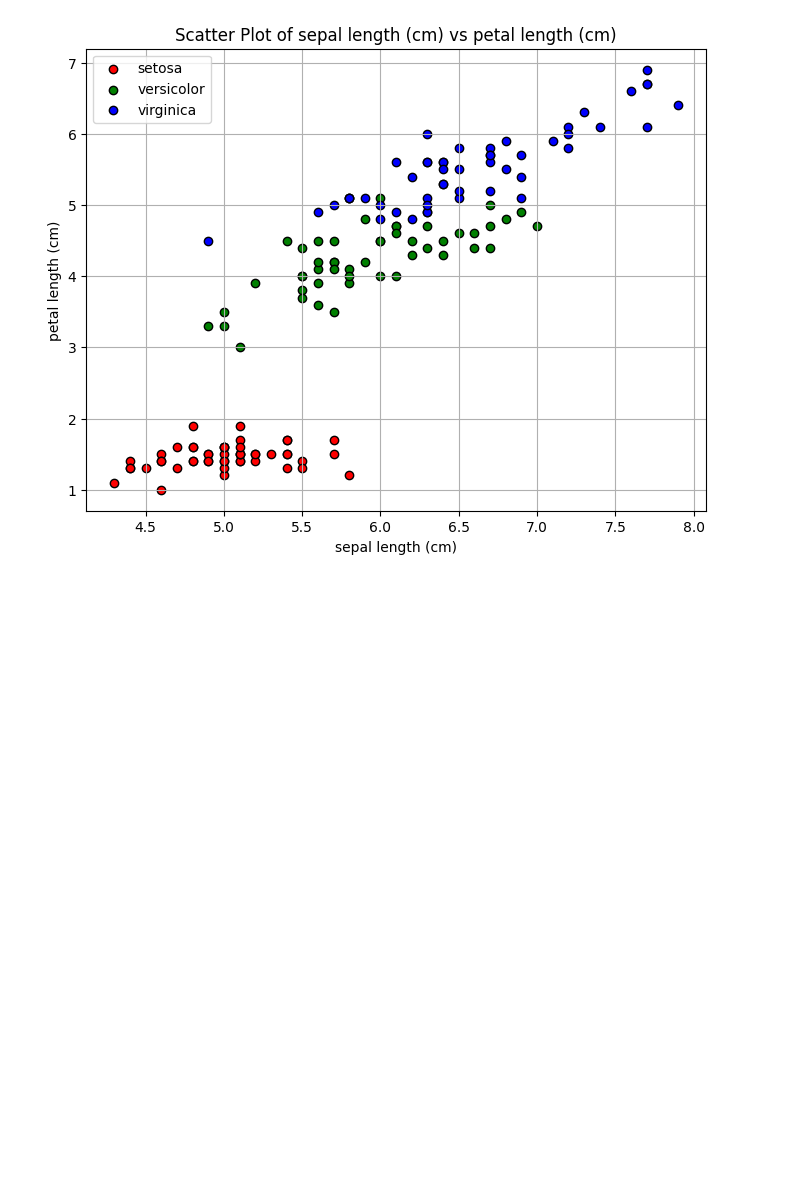
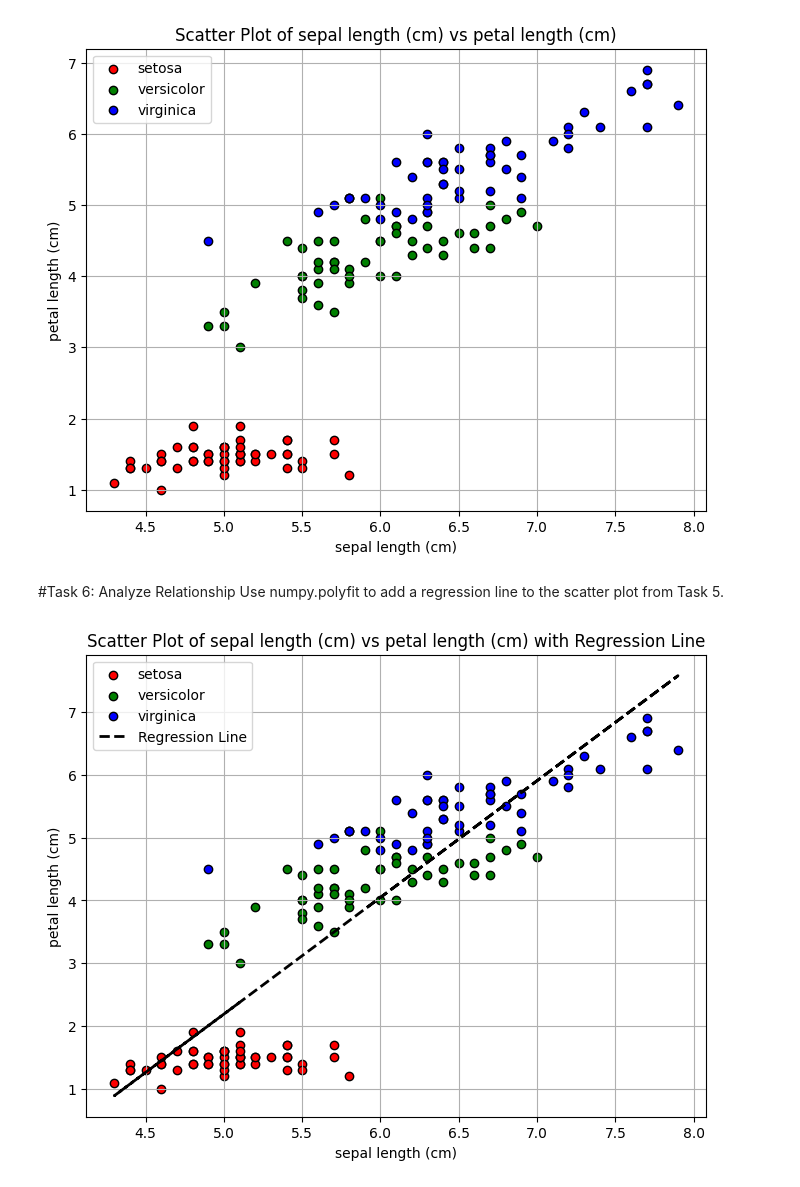
Before and after one commit to corpuschris/principles-mywork, a Jupyter notebook: tasks.ipynb, the cells around one changed output. Saved outputs shown, nothing was run; the diff lists cells and outputs as text; code cells hidden in the pictures; blank space fills up the shorter version.

Commit message:
task 6 and 7

```diff
--- a/tasks.ipynb
+++ b/tasks.ipynb
@@ -193,3 +193,57 @@ plt.grid(True)
 plt.show()
 # %% [output]
 [figure]
+# %% [markdown]
+#Task 6: Analyze Relationship
+Use numpy.polyfit to add a regression line to the scatter plot from Task 5.
+# %%
+import pandas as pd
+import numpy as np
+import matplotlib.pyplot as plt
+from sklearn.datasets import load_iris
+
+# Load the dataset
+iris = load_iris()
+
+# Convert to DataFrame
+df = pd.DataFrame(iris.data, columns=iris.feature_names)
+
+# Add target labels to the DataFrame
+df['species'] = iris.target
+
+# Define colors for the three species
+colors = ['red', 'green', 'blue']
+species_names = iris.target_names
+
+# Choose two features to plot (same as Task 5)
+x_feature = 'sepal length (cm)'
+y_feature = 'petal length (cm)'
+
+# Create scatter plot
+plt.figure(figsize=(8, 6))
+for species_id, color in enumerate(colors):
+    subset = df[df['species'] == species_id]
+    plt.scatter(subset[x_feature], subset[y_feature], label=species_names[species_id], color=color, edgecolors='black')
+
+# Task 6: Add Regression Line
+x = df[x_feature]
+y = df[y_feature]
+
+# Fit a regression line using numpy.polyfit (degree = 1 for linear regression)
+slope, intercept = np.polyfit(x, y, 1)
+regression_line = slope * x + intercept
+
+# Plot the regression line
+plt.plot(x, regression_line, color='black', linestyle='dashed', linewidth=2, label='Regression Line')
+
+# Add labels, title, and legend
+plt.xlabel(x_feature)
+plt.ylabel(y_feature)
+plt.title(f'Scatter Plot of {x_feature} vs {y_feature} with Regression Line')
+plt.legend()
+plt.grid(True)
+
+# Show the plot
+plt.show()
+# %% [output]
+[figure, added]
```
Also changed, not shown: parts of 2 cells of this notebook, 1 other file.
